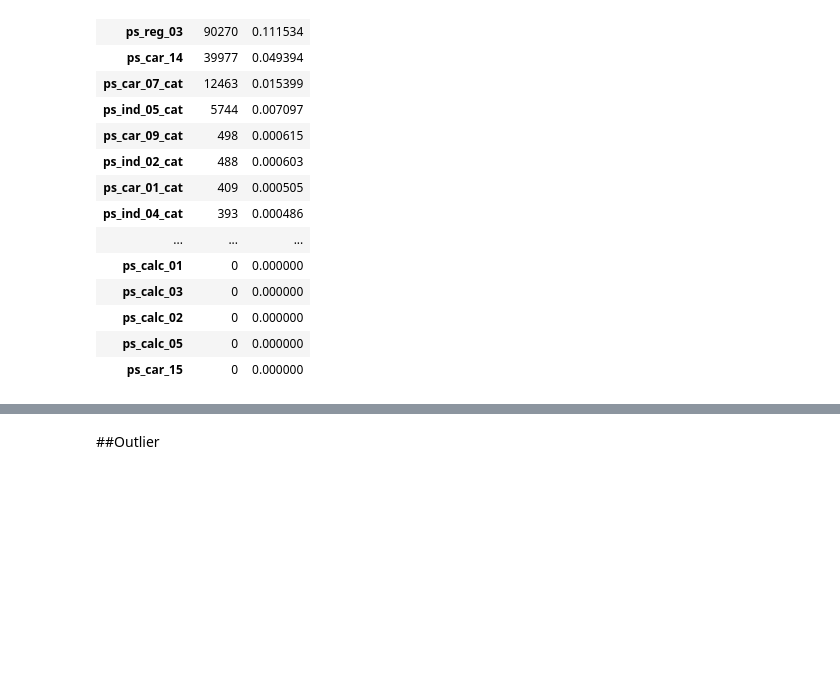
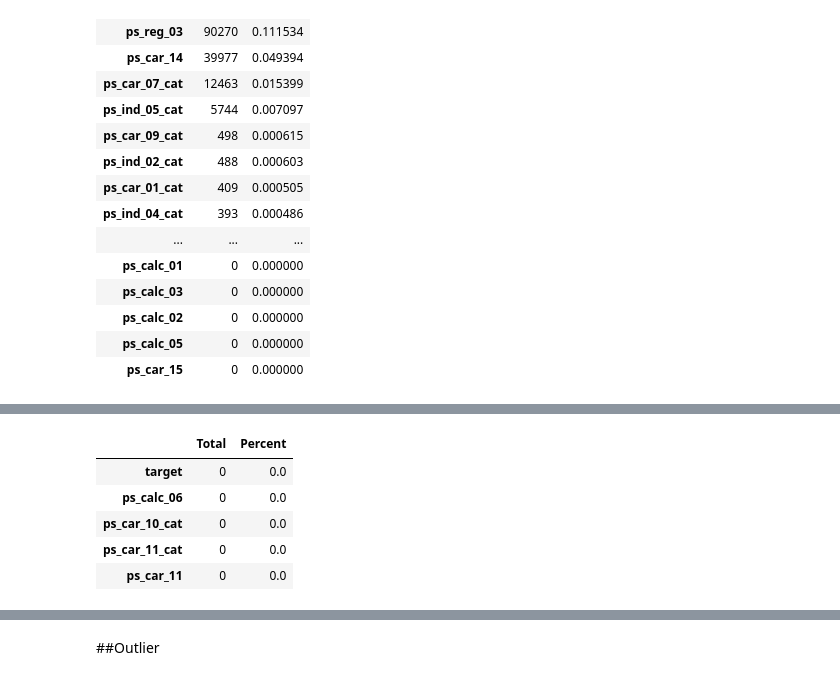
Before and after one commit to gbam-ds/FP-ML, a Jupyter notebook: Porto_Seguro.ipynb, the cells around one changed output, grey strips where cells are left out. Drawn from its saved outputs; the diff is of its cells as text; code cells hidden in the pictures; blank space fills up the shorter version.

```diff
--- a/Porto_Seguro.ipynb
+++ b/Porto_Seguro.ipynb
@@ -338,14 +286,13 @@ missing_data.head(18)
 # %%
-
-valid['ps_car_03_cat'].fillna((valid['ps_car_03_cat'].mode()), inplace=True)
-valid['ps_car_05_cat'].fillna((valid['ps_car_05_cat'].mode()), inplace=True)
-valid['ps_car_07_cat'].fillna((valid['ps_car_07_cat'].mode()), inplace=True)
-valid['ps_ind_05_cat'].fillna((valid['ps_ind_05_cat'].mode()), inplace=True)
-valid['ps_car_09_cat'].fillna((valid['ps_car_09_cat'].mode()), inplace=True)
-valid['ps_ind_02_cat'].fillna((valid['ps_ind_02_cat'].mode()), inplace=True)
-valid['ps_car_01_cat'].fillna((valid['ps_car_01_cat'].mode()), inplace=True)
-valid['ps_ind_04_cat'].fillna((valid['ps_ind_04_cat'].mode()), inplace=True)
-valid['ps_car_02_cat'].fillna((valid['ps_car_02_cat'].mode()), inplace=True)
+valid['ps_car_03_cat'].fillna(valid['ps_car_03_cat'].mode()[0], inplace=True)
+valid['ps_car_05_cat'].fillna(valid['ps_car_05_cat'].mode()[0], inplace=True)
+valid['ps_car_07_cat'].fillna(valid['ps_car_07_cat'].mode()[0], inplace=True)
+valid['ps_ind_05_cat'].fillna(valid['ps_ind_05_cat'].mode()[0], inplace=True)
+valid['ps_car_09_cat'].fillna(valid['ps_car_09_cat'].mode()[0], inplace=True)
+valid['ps_ind_02_cat'].fillna(valid['ps_ind_02_cat'].mode()[0], inplace=True)
+valid['ps_car_01_cat'].fillna(valid['ps_car_01_cat'].mode()[0], inplace=True)
+valid['ps_ind_04_cat'].fillna(valid['ps_ind_04_cat'].mode()[0], inplace=True)
+valid['ps_car_02_cat'].fillna(valid['ps_car_02_cat'].mode()[0], inplace=True)
 
 valid['ps_reg_03'].fillna((valid['ps_reg_03'].mean()), inplace=True)
 valid['ps_car_14'].fillna((valid['ps_car_14'].mean()), inplace=True)
@@ -353,14 +300,21 @@ valid['ps_car_11'].fillna((valid['ps_car_11'].mean()), inplace=True)
 # %%
 total = valid.isnull().sum().sort_values(ascending=False)
 
 percent = (valid.isnull().sum()/valid.isnull().count()).sort_values(ascending=False)
 
 missing_data = pd.concat(
      [total, percent],
       axis=1,
       keys=['Total', 'Percent'])
 
-missing_data.head(18)
+missing_data.head()
+# %% [output]
+|  | Total | Percent |
+| target | 0 | 0.0 |
+| ps_calc_06 | 0 | 0.0 |
+| ps_car_10_cat | 0 | 0.0 |
+| ps_car_11_cat | 0 | 0.0 |
+| ps_car_11 | 0 | 0.0 |
 # %%
 total = test.isnull().sum().sort_values(ascending=False)
 
```
Also changed, not shown: parts of 43 cells of this notebook.
